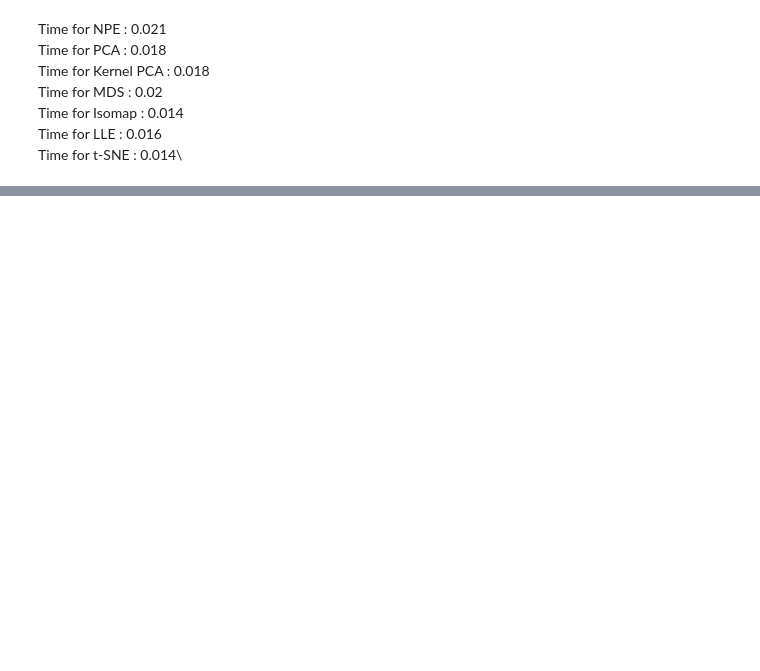
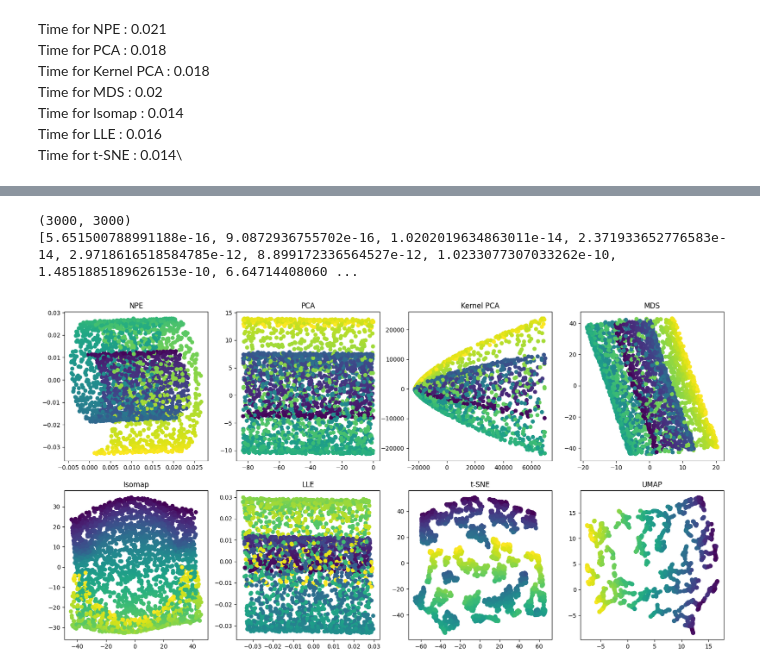
Before and after one commit to thomasverardo/NPE, a Jupyter notebook: NPE_implementation.ipynb, the cells around one changed output, grey strips where cells are left out. Cells and saved outputs as stored; diff of their text form; code cells hidden in the pictures; blank space fills up the shorter version.

```diff
--- a/NPE_implementation.ipynb
+++ b/NPE_implementation.ipynb
@@ -387,3 +331,0 @@ Text(0.5, 1.0, 't-SNE')
-# %%
-list_of_transformations.append(x_tsne)
-list_of_names.append("t-SNE")
@@ -393,0 +355,70 @@ NameError: name 'list_of_names' is not defined
+# %%
+import pickle
+from myAlg.myPCA import myPCA, myKernelPCA
+from myAlg.myISOMAP import myISOMAP
+from myAlg.myLLE import lle
+from sklearn.decomposition import KernelPCA
+from sklearn.manifold import TSNE, MDS
+import umap
+
+from sklearn.metrics import silhouette_score
+import time
+
+X = X_swiss
+y = Y_swiss
+
+dim = 2
+DO_COMPUTATION = True
+sigma=1.3
+
+
+if DO_COMPUTATION:
+
+
+    pca = myPCA()
+    kernel_pca = KernelPCA(kernel='poly', gamma=1/(2*sigma**2), n_components=dim)
+    mds = MDS(n_components=dim, normalized_stress='auto')
+    tsne = TSNE(n_components=dim, method='exact', n_jobs=-1)
+    umap_embedding = umap.UMAP(n_components=dim, n_neighbors = 6)
+
+    Q_distances, Q_indices = adjacency_graph(X, k)
+    W = compute_weight_matrix(X, Q_distances, Q_indices, k)
+    A = compute_projection_matrix(X, W, d, alpha)
+    x_NPE = trasforming_data(X, A) # NPE
+    x_NPE = np.real(x_NPE)
+
+    x_UMAP = umap_embedding.fit_transform(X)
+    x_pca = pca.fit_transform(X, dim)
+    x_kernel_pca = kernel_pca.fit_transform(X)
+    x_mds = mds.fit_transform(X)
+    x_isomap, _, _ = myISOMAP(X, n_neighbors=12, n_components=dim)
+    x_lle = lle(X, n_components=dim, n_neighbors=12)
+    x_tsne = tsne.fit_transform(X)
+
+
+
+    list_of_transformations = [x_NPE, x_pca, x_kernel_pca, x_mds, x_isomap, x_lle, x_tsne, x_UMAP]
+
+    with open('data/transformations_swiss.pickle', 'wb') as f:
+        pickle.dump(list_of_transformations, f)
+
+else:
+    with open('data/transformations_swiss.pickle', 'rb') as f:
+        list_of_transformations = pickle.load(f)
+
+
+list_of_names = ["NPE", "PCA", "Kernel PCA", "MDS", "Isomap", "LLE", "t-SNE", "UMAP"]
+# %% [output]
+(3000, 3000)
+[5.651500788991188e-16, 9.0872936755702e-16, 1.0202019634863011e-14, 2.371933652776583e-14, 2.9718616518584785e-12, 8.899172336564527e-12, 1.0233077307033262e-10, 1.4851885189626153e-10, 6.64714408060 ...
+# %%
+fig, axs = plt.subplots(2, 4, figsize=(20, 10))
+axs = axs.ravel()
+
+for i, (transformation, name) in enumerate(zip(list_of_transformations, list_of_names)):
+    axs[i].scatter(transformation[:, 0], transformation[:, 1], c=y)
+    axs[i].set_title(name)
+
+plt.show()
+# %% [output]
+[figure, added]
```
Also changed, not shown: parts of 23 cells of this notebook, 2 other files.
